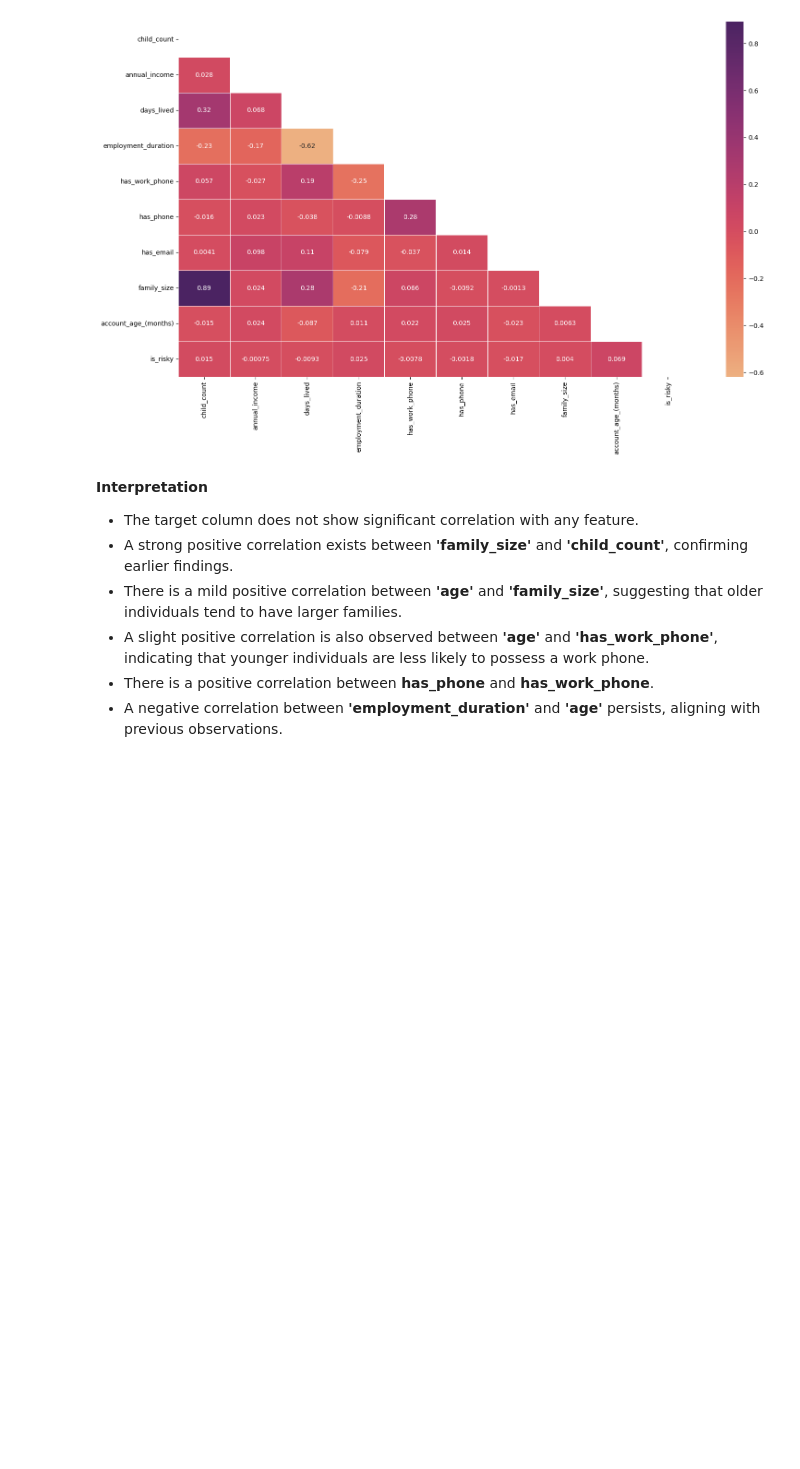
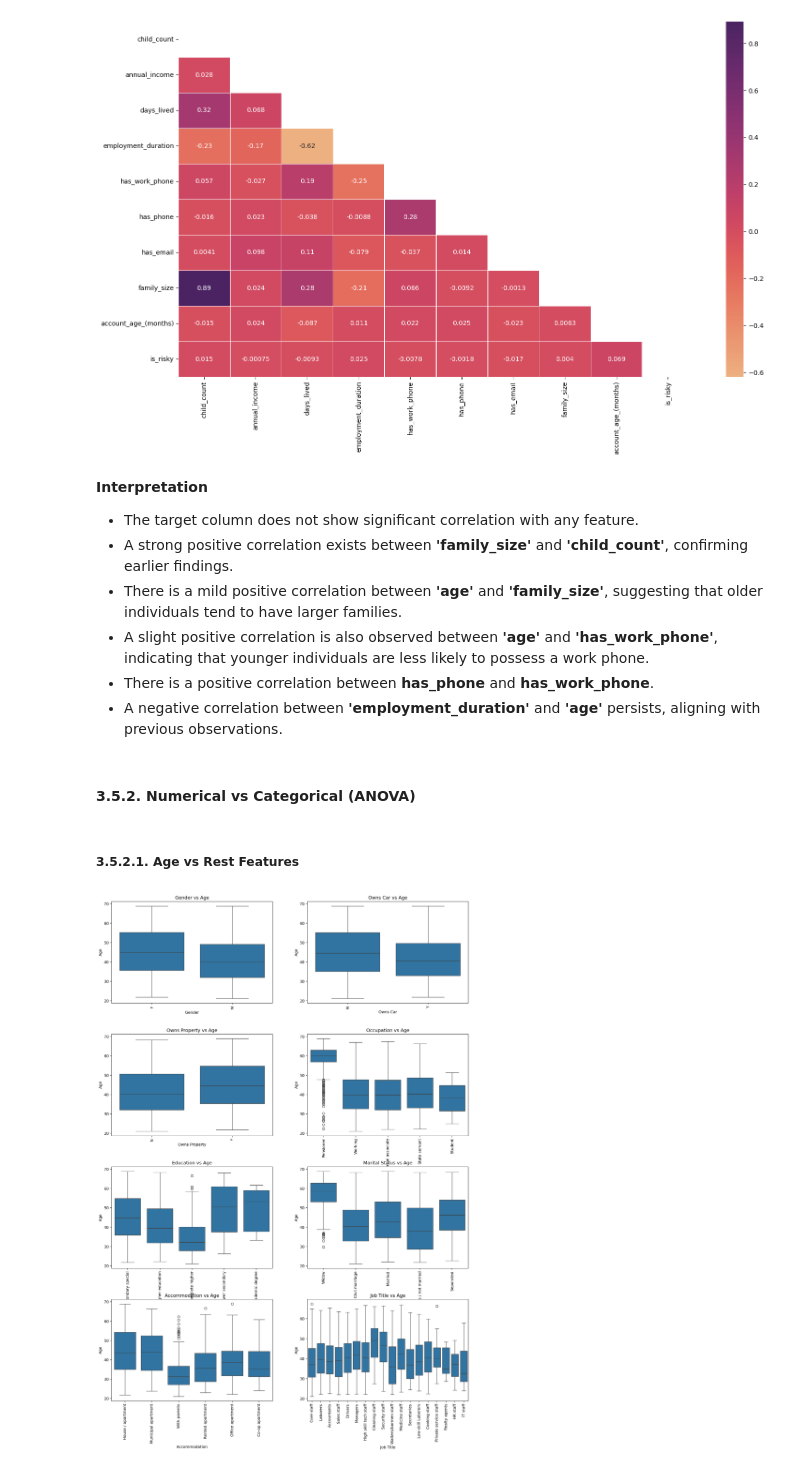
Before and after one commit to himaanssu/Credit_Card_Approval_Prediction, a Jupyter notebook: project.ipynb, the cells around one changed output. Saved outputs shown, nothing was run; the diff lists cells and outputs as text; code cells hidden in the pictures; blank space fills up the shorter version.

Commit message:
Include Numerical vs Categorical

```diff
--- a/project.ipynb
+++ b/project.ipynb
@@ -1031,3 +1031,23 @@ plt.show()
 - A slight positive correlation is also observed between **'age'** and **'has_work_phone'**, indicating that younger individuals are less likely to possess a work phone.
 - There is a positive correlation between **has_phone** and **has_work_phone**.
 - A negative correlation between **'employment_duration'** and **'age'** persists, aligning with previous observations.
+# %% [markdown]
+#### 3.5.2. **Numerical vs Categorical (ANOVA)**
+# %%
+cat_features = ['gender', 'owns_car', 'owns_property', 'occupation', 'education', 'marital_status', 'accommodation', 'job_title']
+# %% [markdown]
+##### 3.5.2.1. **Age vs Rest Features**
+# %%
+fig, axes = plt.subplots(4, 2, figsize=(15, 20), dpi=180)
+fig.tight_layout(pad=6.0)
+
+for cat_ft_count, ax in enumerate(axes.flatten()):
+    sns.boxplot(ax=ax, x=cc_train_copy[cat_features[cat_ft_count]], y=np.abs(cc_train_copy['days_lived']) / 365.25)
+    ax.set_title(f"{cat_features[cat_ft_count].replace('_', ' ').title()} vs Age")
+    ax.set_xlabel(f"{cat_features[cat_ft_count].replace('_', ' ').title()}")
+    ax.set_ylabel("Age")
+    ax.tick_params(axis='x', rotation=90)
+
+plt.show()
+# %% [output]
+[figure, added]
```
Also changed, not shown: parts of 9 cells of this notebook.
